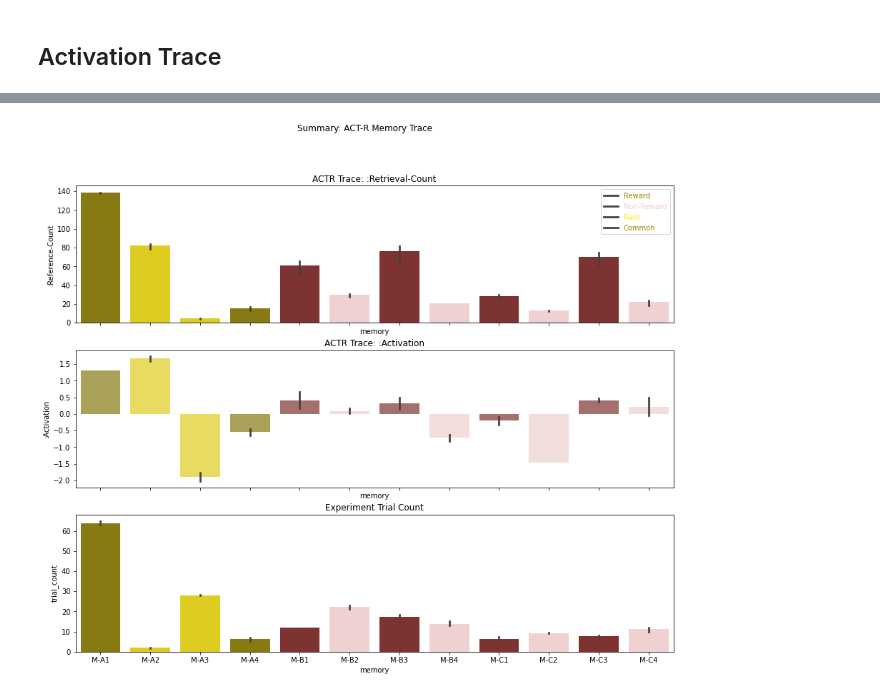
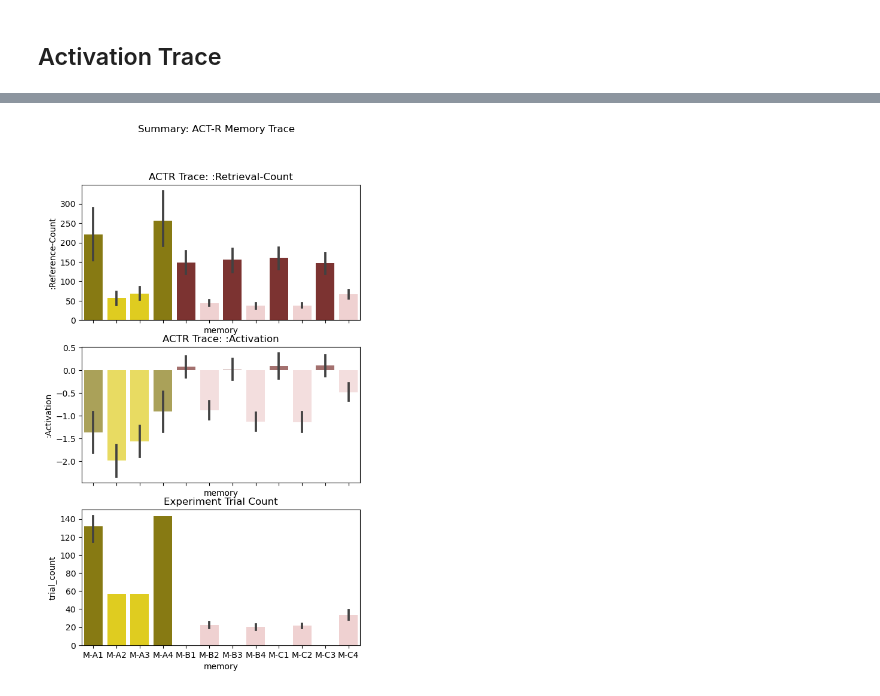
Before and after one commit to yangyuxue2333/ACTR-MarkovTask, a Jupyter notebook: analysis/test_model2.ipynb, the cells around one changed output, grey strips where cells are left out. Saved outputs shown, nothing was run; the diff lists cells and outputs as text; code cells hidden in the pictures.

```diff
--- a/analysis/test_model2.ipynb
+++ b/analysis/test_model2.ipynb
@@ -43,3 +43,9 @@ import pandas.api.types as pdtypes
 %matplotlib inline
 # %% [output]
 ACT-R connection has been started.
+# %%
+model_name="markov-model2"
+
+main_dir = os.path.dirname(os.getcwd())
+dest_dir = os.path.join(os.getcwd(), '__cache__', model_name)
+main_dir, dest_dir
@@ -214,3 +167,5 @@ plt.show()
 # %% [markdown]
 # Learning Performance
+# %%
+df1 = pd.read_csv(os.path.join(dest_dir, model_name+'-sim-logdata.csv'), index_col=0)
 # %%
@@ -356,24 +195,32 @@ df1_atrace.head()
+# %%
+df1_atrace = pd.read_csv(os.path.join(dest_dir, model_name+'-actr-adata.csv'), index_col=0)
+dfm = Simulation.process_memory_data(df1)
+# dfm['state1_memory'] = df1.apply(map_func1, axis=1)
+# dfm['state2_memory'] = df1.apply(map_func2, axis=1)
+
+# dfm_count = pd.concat([dfm.groupby(['epoch', 'state1_memory'])['index'].count().reset_index().rename(columns={'state1_memory':'memory', 'index':'trial_count'}),
+#            dfm.groupby(['epoch', 'state2_memory'])['index'].count().reset_index().rename(columns={'state2_memory':'memory', 'index':'trial_count'})], axis=0)
 # %%
 reward_palette1 = sns.color_palette(['#f4cccc', '#882724'])
 # my_chunk_palette = sns.color_palette(["#FF0B04", "#F8C4B4", "#F8C4B4", "#FF0B04", "#E6E5A3", "#557153", "#557153", "#E6E5A3", "#B1D0E0", "#1A374D", "#B1D0E0", "#1A374D"])
 my_chunk_palette = sns.color_palette(["#9a8900", "#ffe500", "#ffe500", "#9a8900"]+['#882724', '#f4cccc']*4)
 chunk_order = df1_atrace['memory'].sort_values().unique()
 
-fig, axes = plt.subplots(3,1, figsize=(15,12), sharex=True)
+fig, axes = plt.subplots(3,1, figsize=(6,10), sharex=True)
 fig.suptitle('Summary: ACT-R Memory Trace')
 sns.barplot(data = df1_atrace, x='memory', y=':Reference-Count', order=chunk_order, palette=my_chunk_palette, ax=axes[0])
 sns.barplot(data =df1_atrace, x='memory', y=':Activation', alpha=.7, order=chunk_order, palette=my_chunk_palette, errorbar='se', ax=axes[1])
-sns.barplot(data=dfm_count, x='memory', y='trial_count', order=chunk_order, palette=my_chunk_palette, ax=axes[2])
+sns.barplot(data=dfm, x='memory', y='trial_count', order=chunk_order, palette=my_chunk_palette, ax=axes[2])
 
 
-axes[0].legend(labelcolor=['#9a8900', '#f4cccc', '#ffe500', '#9a8900'], labels=['Reward', 'Non-Reward', 'Rare', 'Common'])
+# axes[0].legend(labelcolor=['#9a8900', '#f4cccc', '#ffe500', '#9a8900'], labels=['Reward', 'Non-Reward', 'Rare', 'Common'])
 axes[0].set_title('ACTR Trace: :Retrieval-Count')
 axes[1].set_title('ACTR Trace: :Activation')
 axes[2].set_title('Experiment Trial Count')
 
 # for ax in axes:
 #     for container in ax.containers:
 #         ax.bar_label(container, fmt='%.2f', label_type='center')
 plt.show()
 # %% [output]
-[figure, old version]
+[figure, new version]
```
Also changed, not shown: parts of 32 cells of this notebook, 1 other file.
